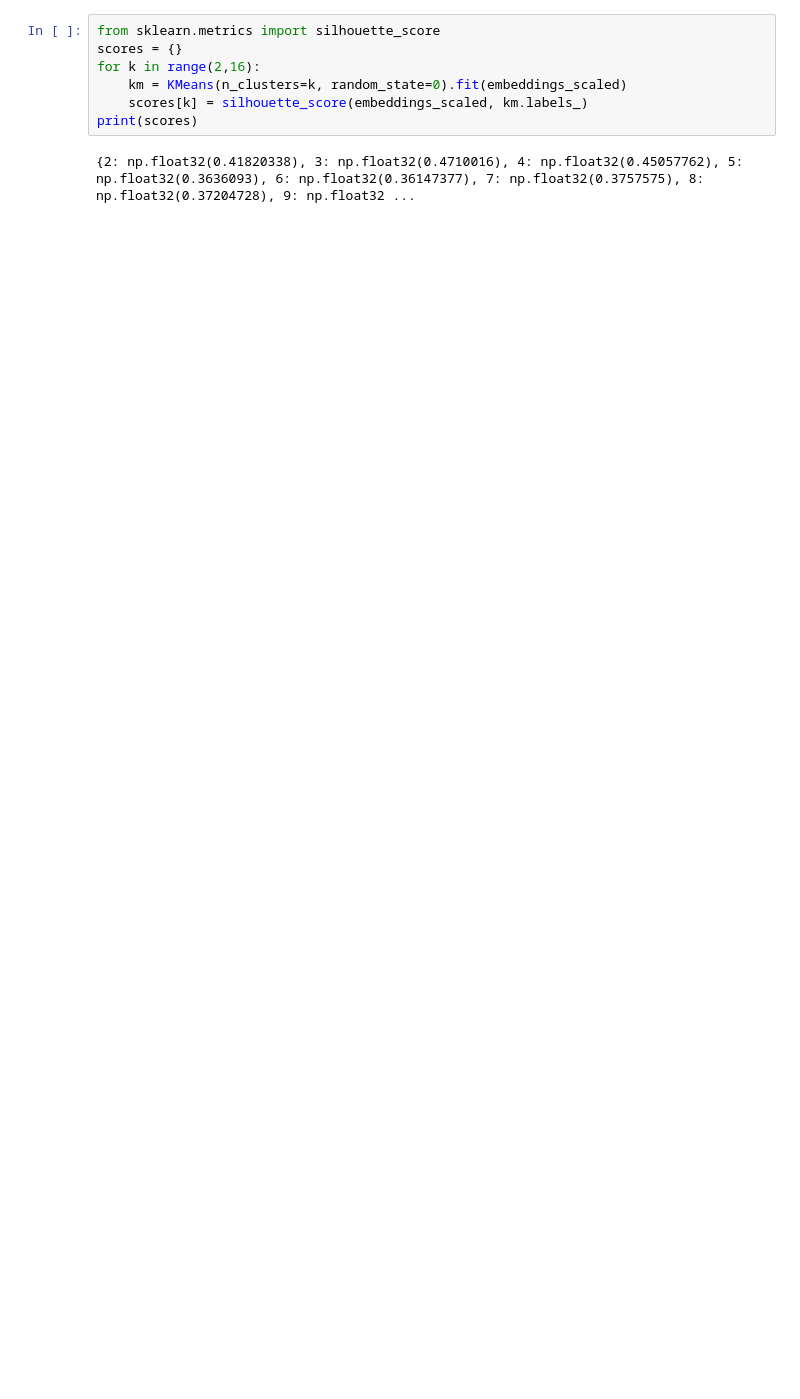
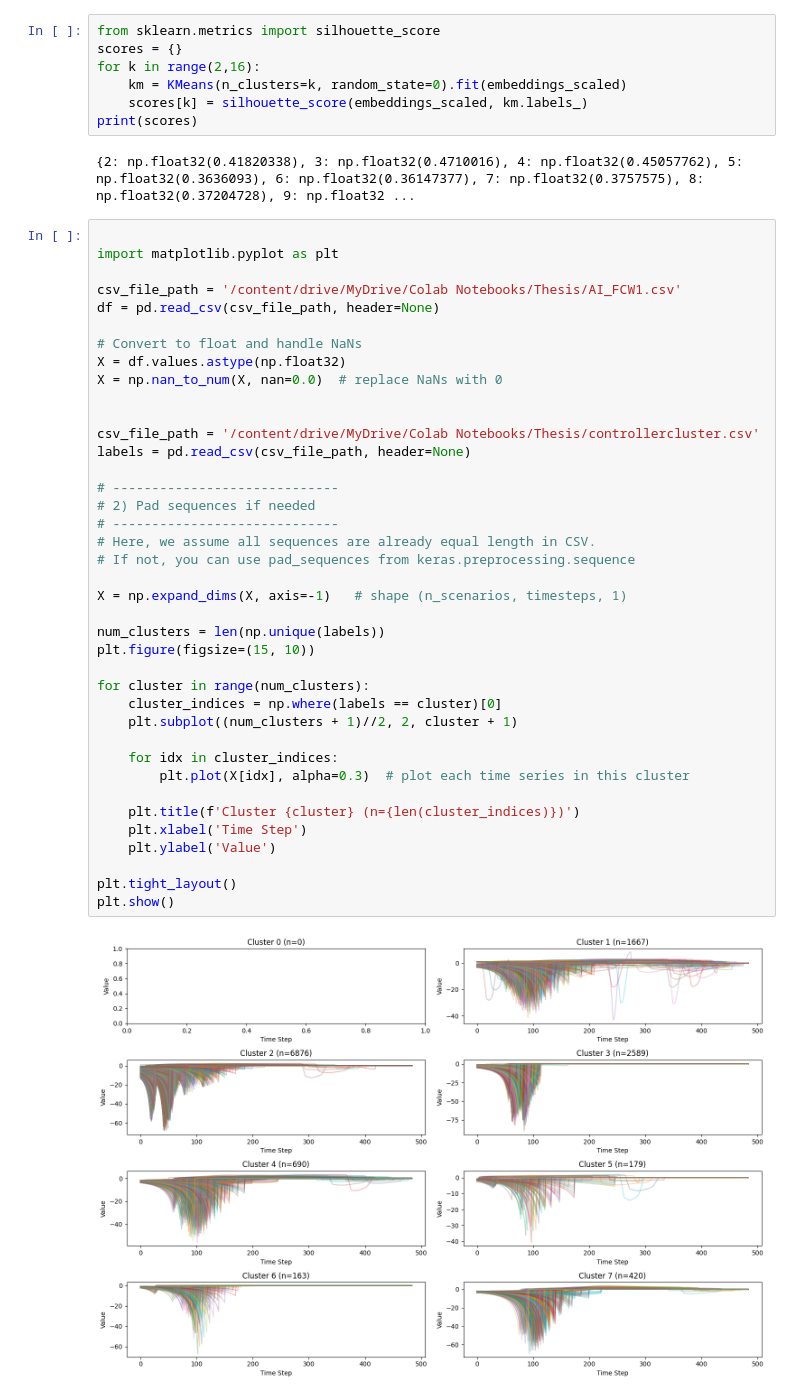
Before and after one commit to AnanyaTayalSC/Final_ones, a Jupyter notebook: SLCAI,cl-3.ipynb, the cells around one changed output. Cells and saved outputs as stored; diff of their text form; blank space fills up the shorter version.

```diff
--- a/SLCAI,cl-3.ipynb
+++ b/SLCAI,cl-3.ipynb
@@ -176,3 +178,44 @@ for k in range(2,16):
 print(scores)
 # %% [output]
 {2: np.float32(0.41820338), 3: np.float32(0.4710016), 4: np.float32(0.45057762), 5: np.float32(0.3636093), 6: np.float32(0.36147377), 7: np.float32(0.3757575), 8: np.float32(0.37204728), 9: np.float32 ...
+# %%
+
+import matplotlib.pyplot as plt
+
+csv_file_path = '/content/drive/MyDrive/Colab Notebooks/Thesis/AI_FCW1.csv'
+df = pd.read_csv(csv_file_path, header=None)
+
+# Convert to float and handle NaNs
+X = df.values.astype(np.float32)
+X = np.nan_to_num(X, nan=0.0)  # replace NaNs with 0
+
+
+csv_file_path = '/content/drive/MyDrive/Colab Notebooks/Thesis/controllercluster.csv'
+labels = pd.read_csv(csv_file_path, header=None)
+
+# -----------------------------
+# 2) Pad sequences if needed
+# -----------------------------
+# Here, we assume all sequences are already equal length in CSV.
+# If not, you can use pad_sequences from keras.preprocessing.sequence
+
+X = np.expand_dims(X, axis=-1)   # shape (n_scenarios, timesteps, 1)
+
+num_clusters = len(np.unique(labels))
+plt.figure(figsize=(15, 10))
+
+for cluster in range(num_clusters):
+    cluster_indices = np.where(labels == cluster)[0]
+    plt.subplot((num_clusters + 1)//2, 2, cluster + 1)
+
+    for idx in cluster_indices:
+        plt.plot(X[idx], alpha=0.3)  # plot each time series in this cluster
+
+    plt.title(f'Cluster {cluster} (n={len(cluster_indices)})')
+    plt.xlabel('Time Step')
+    plt.ylabel('Value')
+
+plt.tight_layout()
+plt.show()
+# %% [output]
+[figure, added]
```
Also changed, not shown: parts of 11 cells of this notebook.
